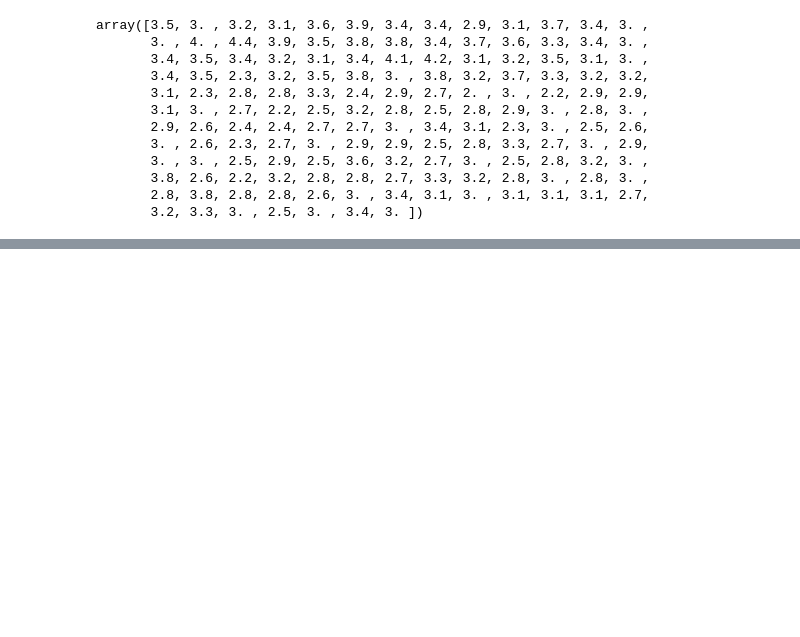
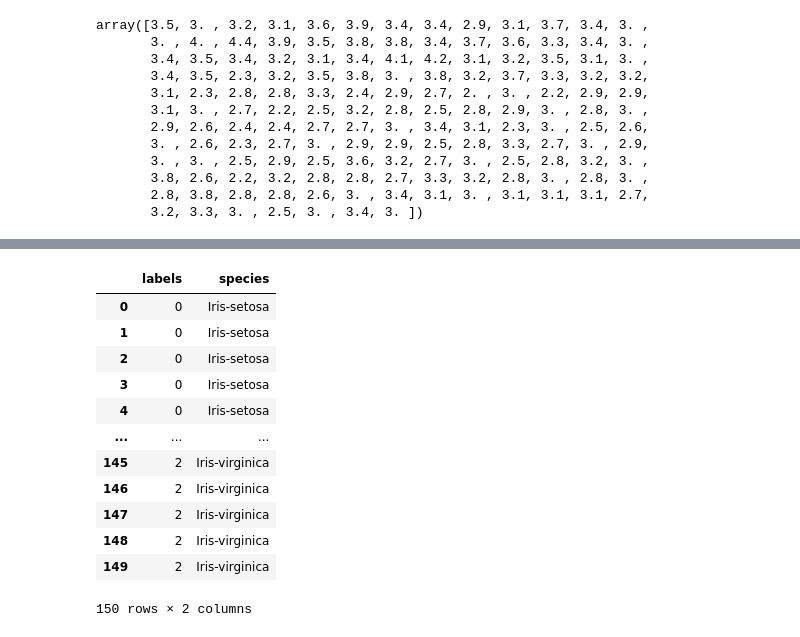
Before and after one commit to renan-lemes/python_labs, a Jupyter notebook: DataCampMachineLearn/Unsupervised/Unsupervised.ipynb, the cells around one changed output, grey strips where cells are left out. Drawn from its saved outputs; the diff is of its cells as text; code cells hidden in the pictures; blank space fills up the shorter version.

```diff
--- a/DataCampMachineLearn/Unsupervised/Unsupervised.ipynb
+++ b/DataCampMachineLearn/Unsupervised/Unsupervised.ipynb
@@ -82,0 +83,25 @@ plt.show()
+# %%
+df1 = pd.DataFrame({
+    'labels': labels,
+    'species': df['class']
+})
+# %%
+df1.reset_index(inplace=True)
+# %%
+df1.drop(['sepallength'], axis=1, inplace=True)
+# %%
+df1
+# %% [output]
+|  | labels | species |
+| 0 | 0 | Iris-setosa |
+| 1 | 0 | Iris-setosa |
+| 2 | 0 | Iris-setosa |
+| 3 | 0 | Iris-setosa |
+| 4 | 0 | Iris-setosa |
+| ... | ... | ... |
+| 145 | 2 | Iris-virginica |
+| 146 | 2 | Iris-virginica |
+| 147 | 2 | Iris-virginica |
+| 148 | 2 | Iris-virginica |
+| 149 | 2 | Iris-virginica |
+150 rows × 2 columns
```
Also changed, not shown: parts of 15 cells of this notebook.
